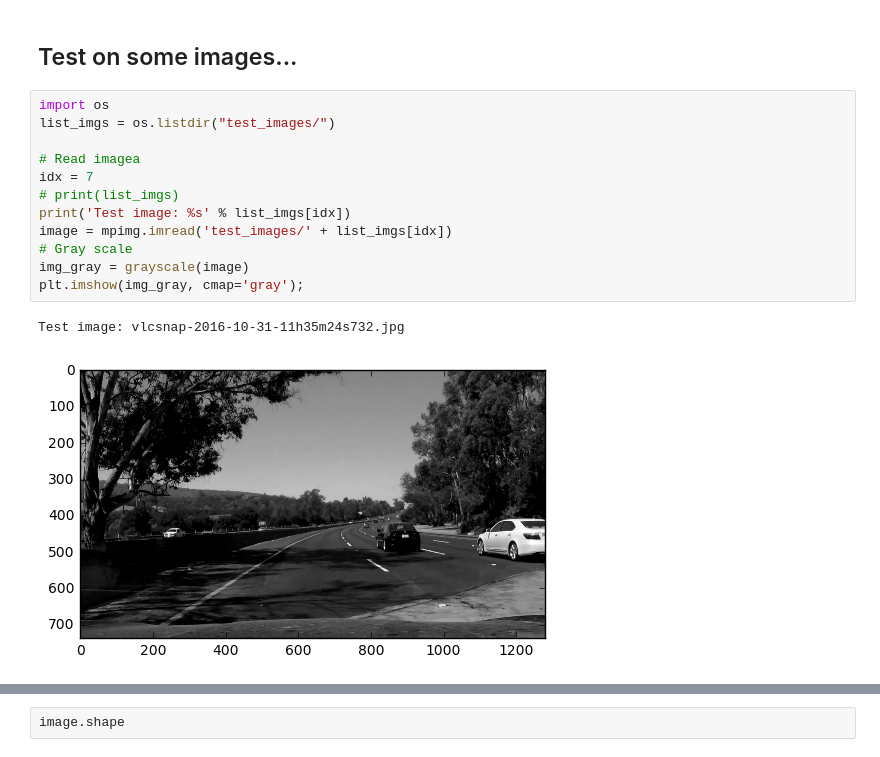
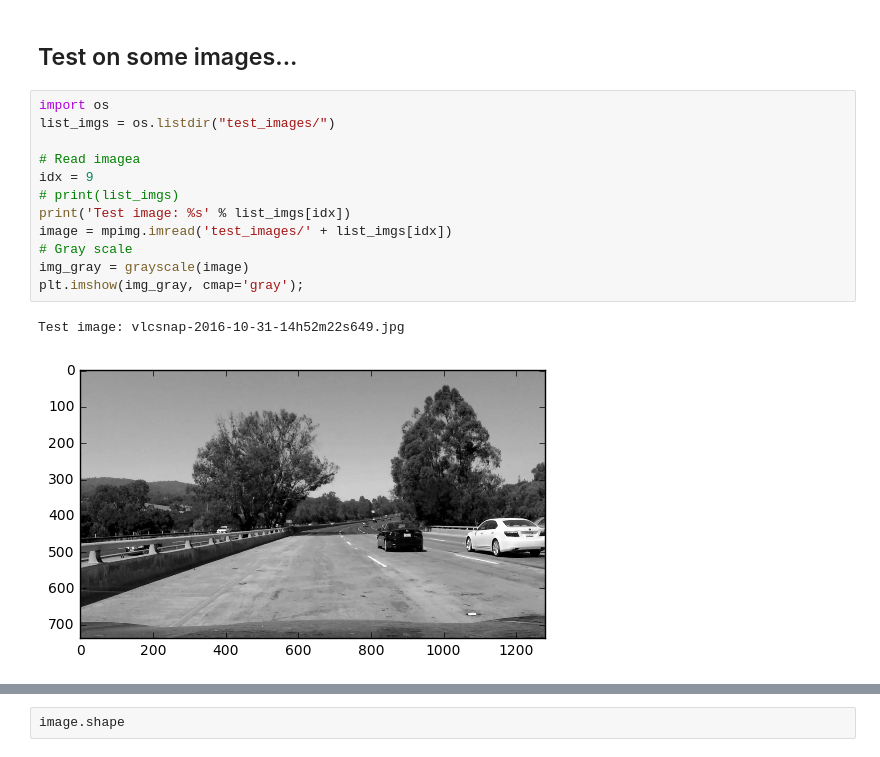
Before and after one commit to balancap/CarND-LaneLines-P1, a Jupyter notebook: P1.ipynb, the cells around one changed output, grey strips where cells are left out. Drawn from its saved outputs; the diff is of its cells as text.

```diff
--- a/P1.ipynb
+++ b/P1.ipynb
@@ -321,16 +315,16 @@ def regression_average(img, lines):
 # %%
 import os
 list_imgs = os.listdir("test_images/")
 
 # Read imagea
-idx = 7
+idx = 9
 # print(list_imgs)
 print('Test image: %s' % list_imgs[idx])
 image = mpimg.imread('test_images/' + list_imgs[idx])
 # Gray scale
 img_gray = grayscale(image)
 plt.imshow(img_gray, cmap='gray');
 # %% [output]
-Test image: vlcsnap-2016-10-31-11h35m24s732.jpg
+Test image: vlcsnap-2016-10-31-14h52m22s649.jpg
-[figure, old version]
+[figure, new version]
 # %%
```
Also changed, not shown: parts of 11 cells of this notebook, 19 other files.
